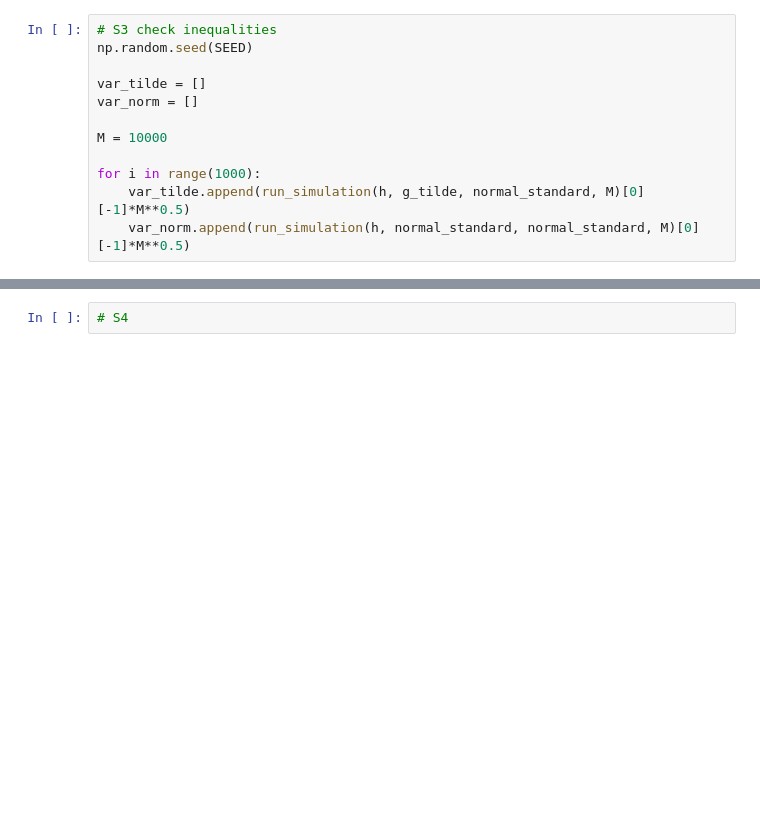
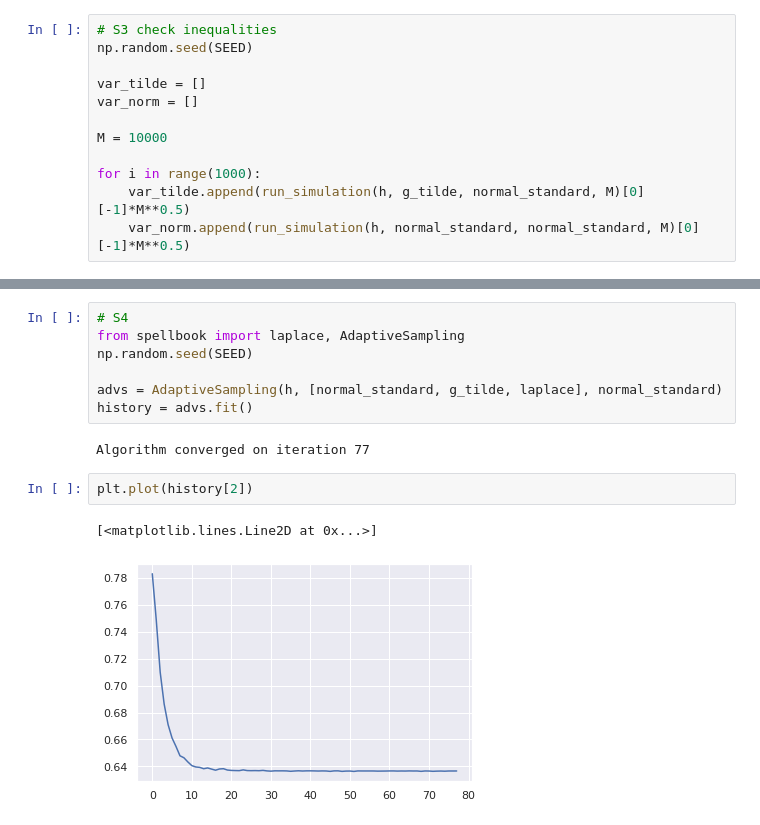
Before and after one commit to stdereka/MAP361P, a Jupyter notebook: project.ipynb, the cells around one changed output, grey strips where cells are left out. Cells and saved outputs as stored; diff of their text form; blank space fills up the shorter version.

```diff
--- a/project.ipynb
+++ b/project.ipynb
@@ -103,2 +103,14 @@ print(estimated_normal.var(), estimated_tilde.var())
-# %%
-# S4
+# %%
+# S4
+from spellbook import laplace, AdaptiveSampling
+np.random.seed(SEED)
+
+advs = AdaptiveSampling(h, [normal_standard, g_tilde, laplace], normal_standard)
+history = advs.fit()
+# %% [output]
+Algorithm converged on iteration 77
+# %%
+plt.plot(history[2])
+# %% [output]
+[<matplotlib.lines.Line2D at 0x...>]
+[figure, added]
```
Also changed, not shown: parts of 15 cells of this notebook, 1 other file.
